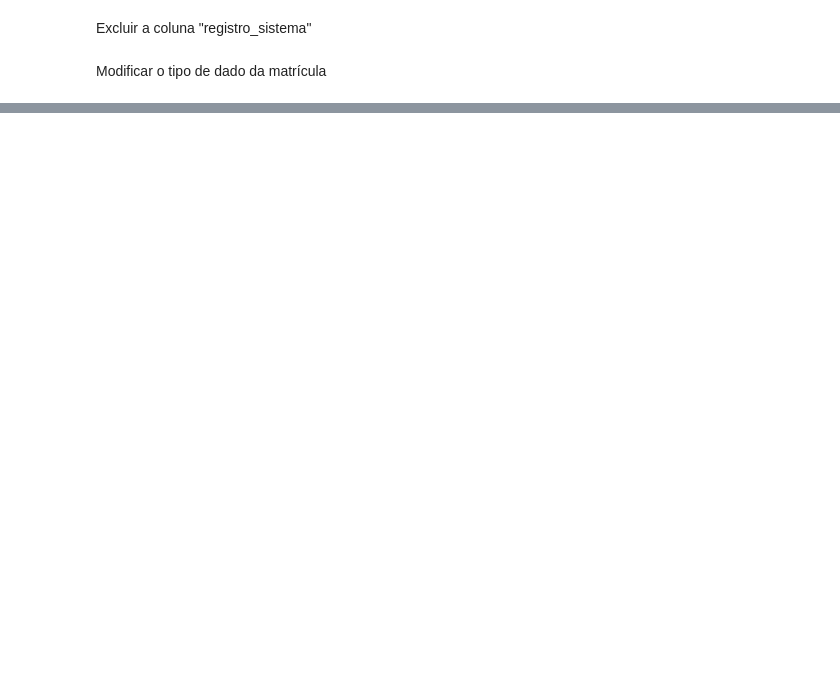
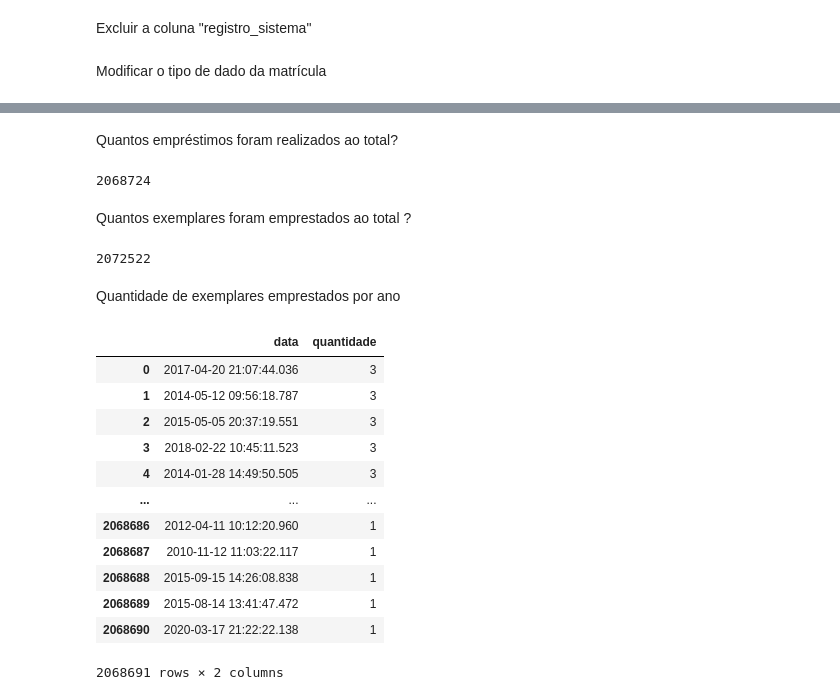
Before and after one commit to wmborges/7_days_of_code_Alura, a Jupyter notebook: 7_days_of_code.ipynb, the cells around one changed output, grey strips where cells are left out. Drawn from its saved outputs; the diff is of its cells as text; code cells hidden in the pictures; blank space fills up the shorter version.

```diff
--- a/7_days_of_code.ipynb
+++ b/7_days_of_code.ipynb
@@ -202,0 +262,35 @@ emprestimos_completo['matricula_ou_siape'] = emprestimos_completo['matricula_ou_
+# %% [markdown]
+Quantos empréstimos foram realizados ao total?
+# %%
+emprestimos = len(emprestimos_completo['id_emprestimo'].drop_duplicates())
+emprestimos
+# %% [output]
+2068724
+# %% [markdown]
+Quantos exemplares foram emprestados ao total ?
+# %%
+exemplares = len(emprestimos_completo)
+exemplares
+# %% [output]
+2072522
+# %% [markdown]
+Quantidade de exemplares emprestados por ano
+# %%
+emprestimos_por_ano = pd.DataFrame(emprestimos_completo['data_emprestimo'].value_counts().reset_index())
+emprestimos_por_ano.columns = ['data', 'quantidade']
+emprestimos_por_ano['data'] = pd.to_datetime(emprestimos_por_ano['data'])
+emprestimos_por_ano
+# %% [output]
+|  | data | quantidade |
+| 0 | 2017-04-20 21:07:44.036 | 3 |
+| 1 | 2014-05-12 09:56:18.787 | 3 |
+| 2 | 2015-05-05 20:37:19.551 | 3 |
+| 3 | 2018-02-22 10:45:11.523 | 3 |
+| 4 | 2014-01-28 14:49:50.505 | 3 |
+| ... | ... | ... |
+| 2068686 | 2012-04-11 10:12:20.960 | 1 |
+| 2068687 | 2010-11-12 11:03:22.117 | 1 |
+| 2068688 | 2015-09-15 14:26:08.838 | 1 |
+| 2068689 | 2015-08-14 13:41:47.472 | 1 |
+| 2068690 | 2020-03-17 21:22:22.138 | 1 |
+2068691 rows × 2 columns
```
Also changed, not shown: parts of 24 cells of this notebook, 1 other file.
